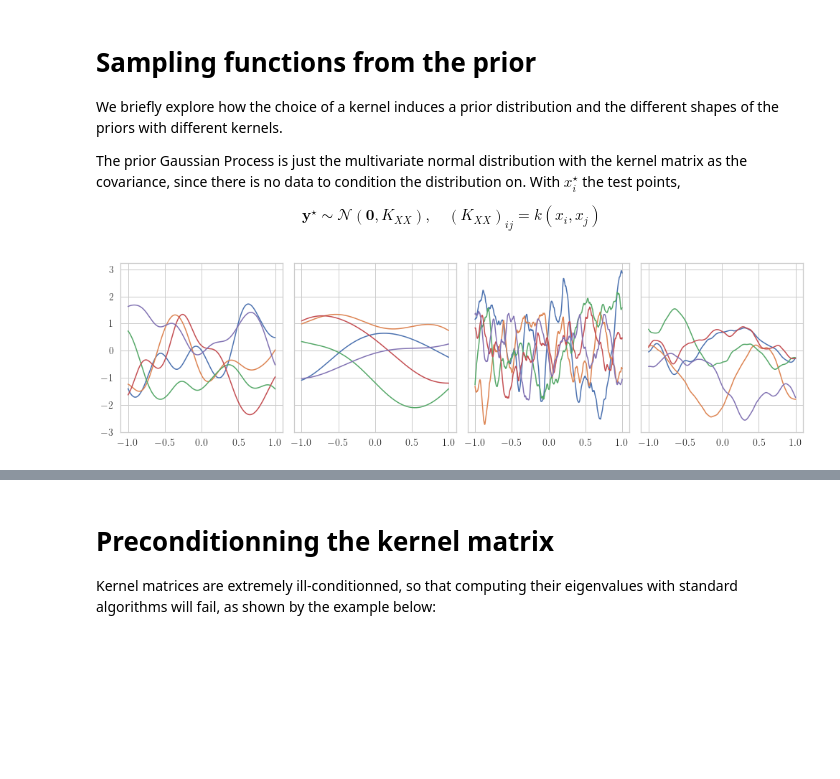
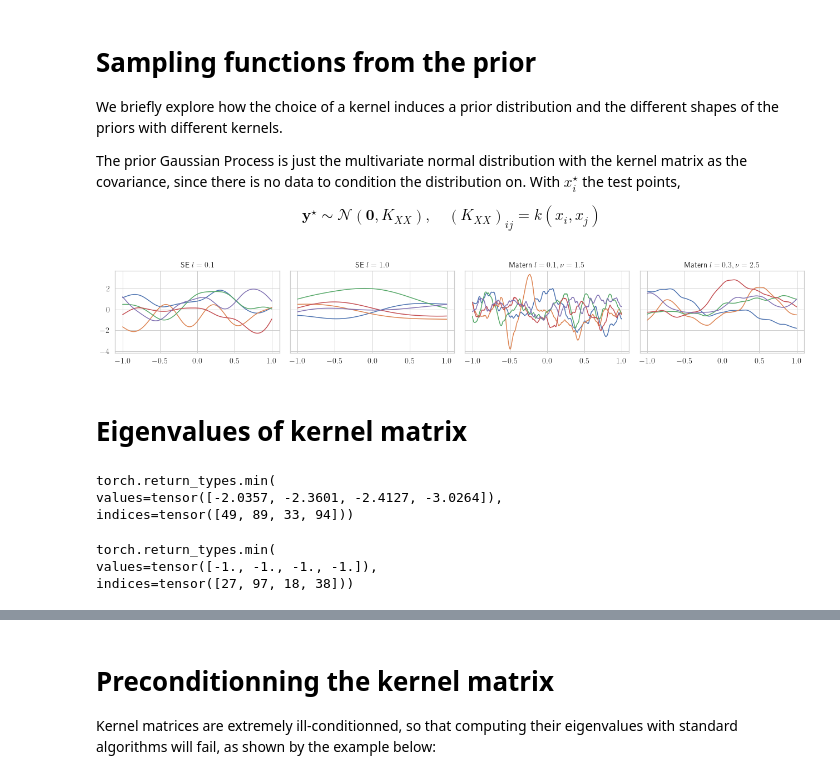
Before and after one commit to matthiaszeller/GP-linalg, a Jupyter notebook: tutorial/Numerical experiments.ipynb, the cells around one changed output, grey strips where cells are left out. Cells and saved outputs as stored; diff of their text form; code cells hidden in the pictures; blank space fills up the shorter version.

```diff
--- a/tutorial/Numerical experiments.ipynb
+++ b/tutorial/Numerical experiments.ipynb
@@ -32,28 +33,40 @@ $$\mathbf y^\star \sim \mathcal N(\mathbf 0, K_{XX}), \quad (K_{XX})_{ij} = k(x_
 # Kernels to compare
 kernels = [
     # | --- class object ---| |-- name -|  |-- parameters ----|
-    (SquaredExponentialKernel, 'SE',     {'length_scale': 0.1}),
-    (SquaredExponentialKernel, 'SE',     {'length_scale': 1.0}),
-    (MaternKernel,             'Matern', {'length_scale': 0.1, 'nu': 1.5}),
-    (MaternKernel,             'Matern', {'length_scale': 0.3, 'nu': 2.5})
+    (SquaredExponentialKernel, 'SE',     {'lengthscale': 0.1}),
+    (SquaredExponentialKernel, 'SE',     {'lengthscale': 1.0}),
+    (MaternKernel,             'Matern', {'lengthscale': 0.1, 'nu': 1.5}),
+    (MaternKernel,             'Matern', {'lengthscale': 0.3, 'nu': 2.5})
 ]
+
+# For figure labelization
+param_map = {
+    'lengthscale': 'l', 'nu': r'\nu'
+}
+def get_kernel_label(name, params):
+    label_params = ', '.join(f'{param_map[param]}={value}' for param, value in params.items())
+    label = f'{name} ${label_params}$'
+    return label
 # %%
 # Nodes
 n = 500
 nodes = torch.linspace(-1, 1, n)
 # Number of prior functions tu sample
 N = 5
 
-_, ax = plt.subplots(1, len(kernels), figsize=(len(kernels) * 3.5, 4), sharex=True, sharey=True)
+_, ax = plt.subplots(1, len(kernels), figsize=(len(kernels) * 4.5, 3), sharex=True, sharey=True)
 
 for i, (kernel, desc, params) in enumerate(kernels):
     # Compute kernel matrix
-    K = kernel(**params).compute(nodes)
+    K = kernel(nodes).compute_kernel(**params)
     # Sample from multivariate normal
     f = np.random.multivariate_normal(mean=np.zeros(n), cov=K, size=N)
     # Plot
     ax[i].plot(nodes, f.T)
+    ax[i].set_title(get_kernel_label(desc, params))
 
 plt.tight_layout()
 # %% [output]
-[figure, old version]
+[figure, new version]
+# %% [markdown]
+# Eigenvalues of kernel matrix
@@ -59,0 +75,12 @@ plt.tight_layout()
+# %%
+x.min(0)
+# %% [output]
+torch.return_types.min(
+values=tensor([-2.0357, -2.3601, -2.4127, -3.0264]),
+indices=tensor([49, 89, 33, 94]))
+# %%
+x.min(axis=0)
+# %% [output]
+torch.return_types.min(
+values=tensor([-1., -1., -1., -1.]),
+indices=tensor([27, 97, 18, 38]))
```
Also changed, not shown: parts of 62 cells of this notebook, 1 other file.
